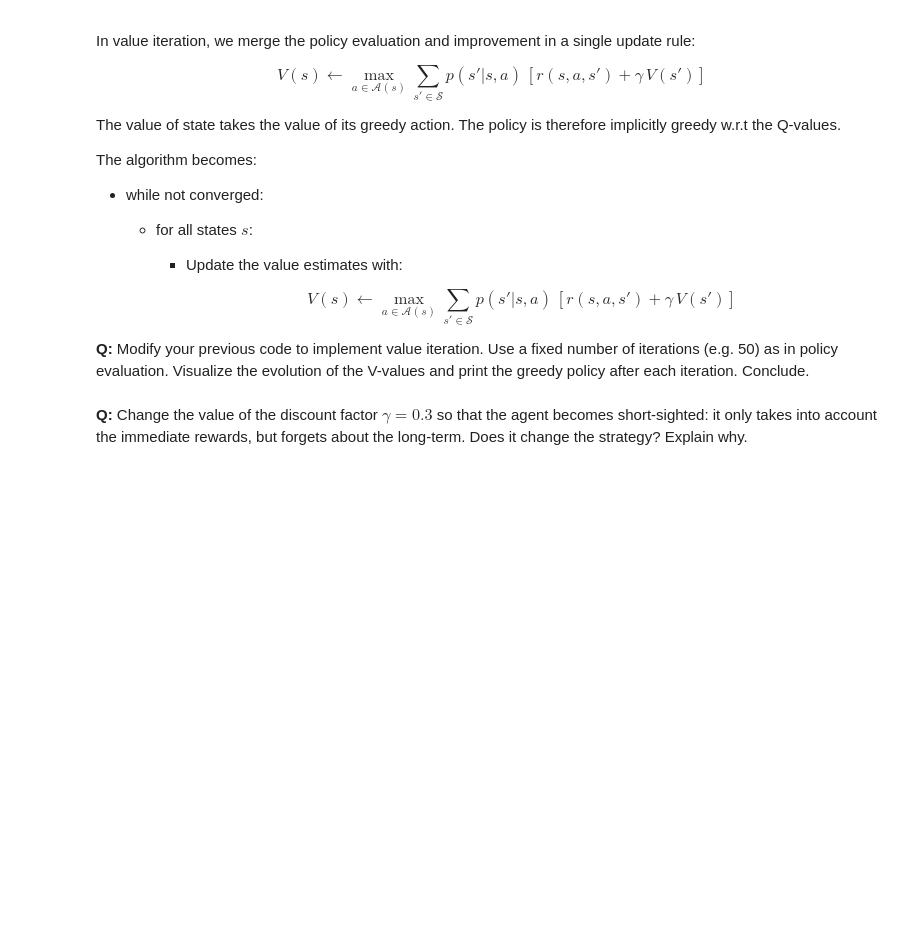
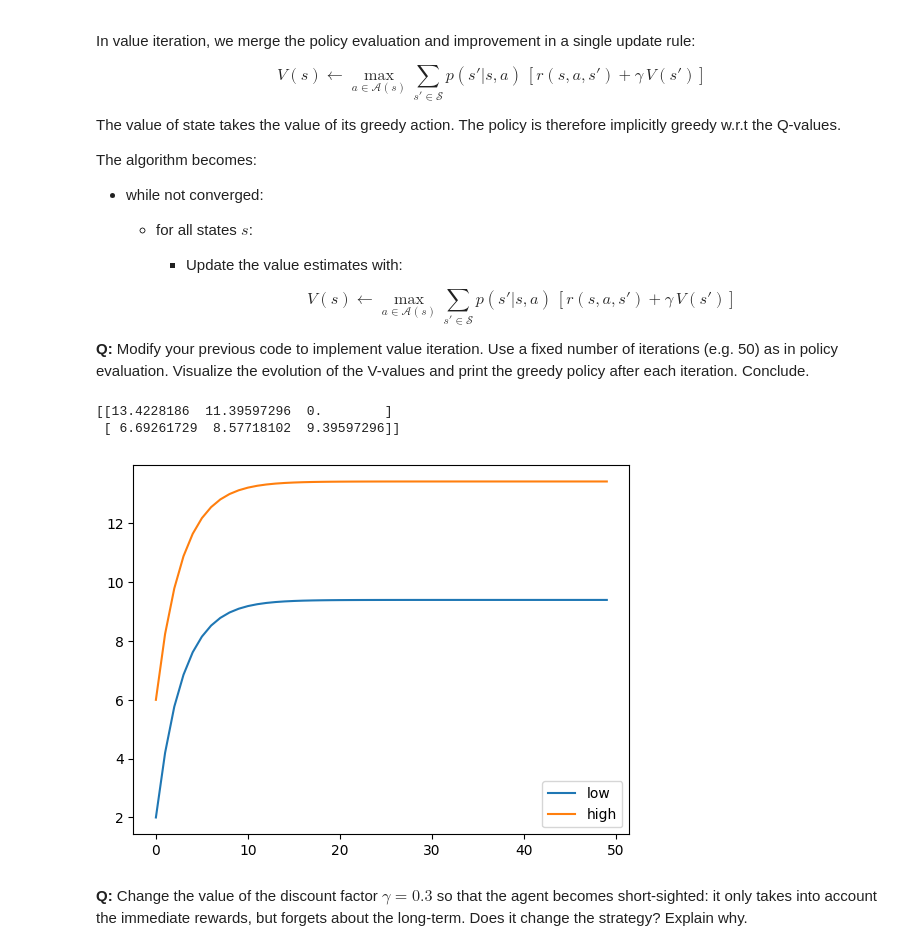
Before and after one commit to erichsdb/Deep-Reinforcement-Learning, a Jupyter notebook: notebooks/6-DP.ipynb, the cells around one changed output. Saved outputs shown, nothing was run; the diff lists cells and outputs as text; code cells hidden in the pictures; blank space fills up the shorter version.

```diff
--- a/notebooks/6-DP.ipynb
+++ b/notebooks/6-DP.ipynb
@@ -264,6 +264,44 @@ The algorithm becomes:
         $$
 
 **Q:** Modify your previous code to implement value iteration. Use a fixed number of iterations (e.g. 50) as in policy evaluation. Visualize the evolution of the V-values and print the greedy policy after each iteration. Conclude.
+# %%
+# reset V and Q to 0
+pi = np.array([a['search'], a['search']], dtype=int)
+V = np.zeros(nb_states)
+Q = np.zeros((nb_states, nb_actions))
+
+# track history of V_high and V_low
+V_low_history = []
+V_high_history = []
+
+# 1 - Policy evaluation
+for k in range(50):
+    # Update the values
+      # 5 state actions
+      Q[s['high'], a['search']] = alpha * (r_search + gamma * V[s['high']]) + (1 - alpha) * (r_search + gamma * V[s['low']])
+      Q[s['low'], a['search']] = beta * (r_search + beta * V[s['low']]) + (1 - beta) * (-3 + gamma * V[s['high']])
+      Q[s['high'], a['wait']] = r_wait + gamma * V[s['high']]
+      Q[s['low'], a['wait']] = r_wait + gamma * V[s['low']]
+      Q[s['low'], a['recharge']] = gamma * V[s['high']]
+
+      # update the V-values
+      V[s['high']] = Q[s['high'], :].max()
+      V[s['low']] = Q[s['low'], :].max()
+
+      V_low_history.append(V[s['low']])
+      V_high_history.append(V[s['high']])
+
+
+print(Q)
+
+plt.plot(V_low_history, label='low')
+plt.plot(V_high_history, label='high')
+plt.legend()
+plt.show()
+# %% [output]
+[[13.4228186  11.39597296  0.        ]
+ [ 6.69261729  8.57718102  9.39597296]]
+[figure, added]
 # %% [markdown]
 **Q:**  Change the value of the discount factor $\gamma =0.3$ so that the agent becomes short-sighted: it only takes into account the immediate rewards, but forgets about the long-term. Does it change the strategy? Explain why.
 # %% [markdown]
```
